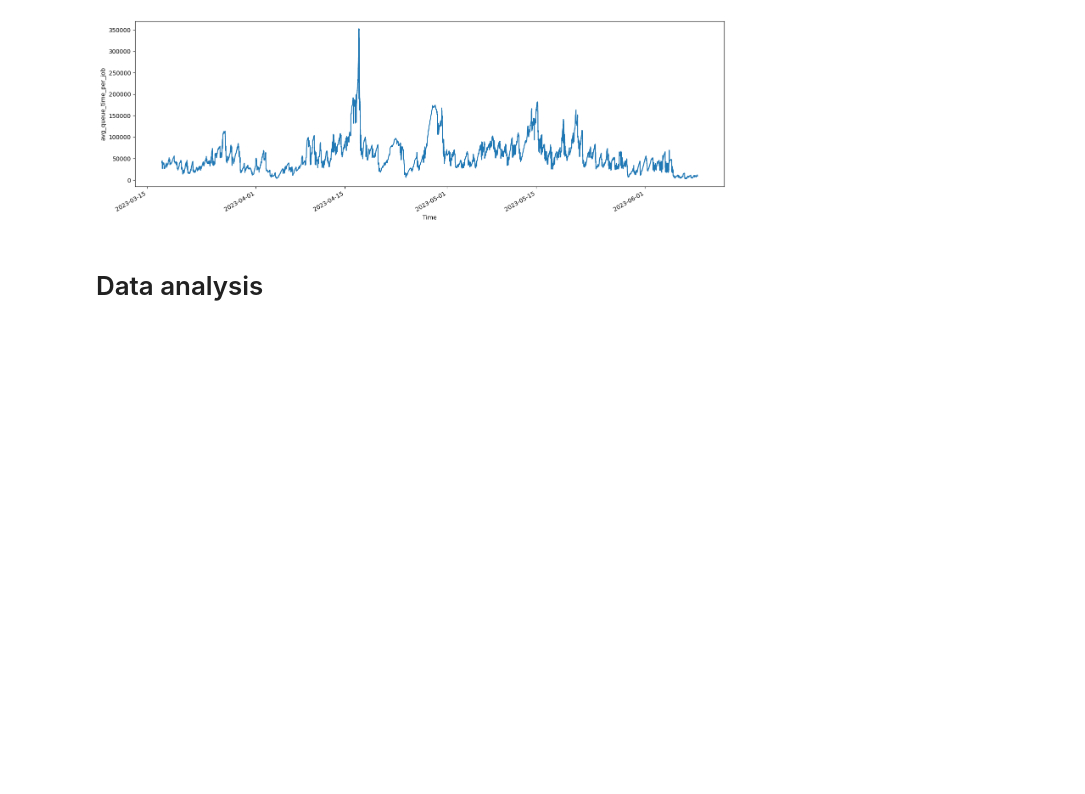
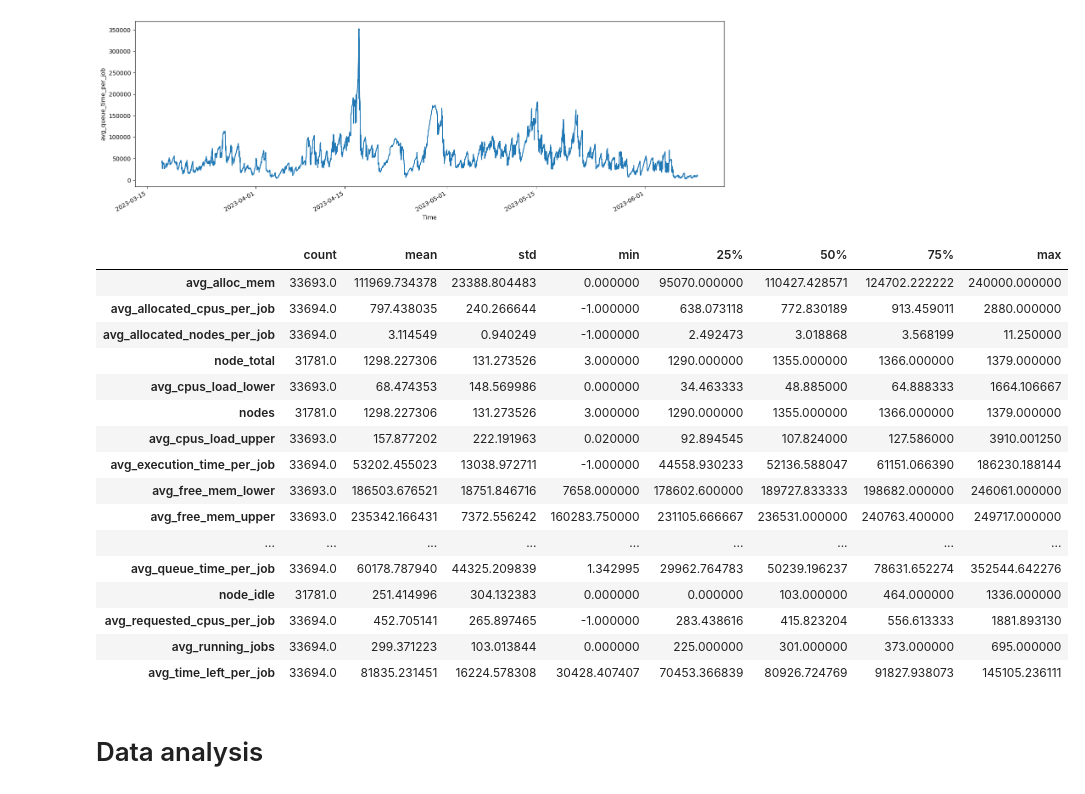
Before and after one commit to ari-apc-lab/croupier, a Jupyter notebook: forecast/forecasting/forecasting_ol.ipynb, the cells around one changed output. Saved outputs shown, nothing was run; the diff lists cells and outputs as text; code cells hidden in the pictures; blank space fills up the shorter version.

```diff
--- a/forecast/forecasting/forecasting_ol.ipynb
+++ b/forecast/forecasting/forecasting_ol.ipynb
@@ -73,6 +74,26 @@ dataset = handle_missing_data(dataset)
 plot_df_feature(dataset, "avg_queue_time_per_job", x_initial=0, x_final=len(dataset))
 # %% [output]
 [figure]
+# %%
+medium_df_copy.describe().transpose()
+# %% [output]
+|  | count | mean | std | min | 25% | 50% | 75% | max |
+| avg_alloc_mem | 33693.0 | 111969.734378 | 23388.804483 | 0.000000 | 95070.000000 | 110427.428571 | 124702.222222 | 240000.000000 |
+| avg_allocated_cpus_per_job | 33694.0 | 797.438035 | 240.266644 | -1.000000 | 638.073118 | 772.830189 | 913.459011 | 2880.000000 |
+| avg_allocated_nodes_per_job | 33694.0 | 3.114549 | 0.940249 | -1.000000 | 2.492473 | 3.018868 | 3.568199 | 11.250000 |
+| node_total | 31781.0 | 1298.227306 | 131.273526 | 3.000000 | 1290.000000 | 1355.000000 | 1366.000000 | 1379.000000 |
+| avg_cpus_load_lower | 33693.0 | 68.474353 | 148.569986 | 0.000000 | 34.463333 | 48.885000 | 64.888333 | 1664.106667 |
+| nodes | 31781.0 | 1298.227306 | 131.273526 | 3.000000 | 1290.000000 | 1355.000000 | 1366.000000 | 1379.000000 |
+| avg_cpus_load_upper | 33693.0 | 157.877202 | 222.191963 | 0.020000 | 92.894545 | 107.824000 | 127.586000 | 3910.001250 |
+| avg_execution_time_per_job | 33694.0 | 53202.455023 | 13038.972711 | -1.000000 | 44558.930233 | 52136.588047 | 61151.066390 | 186230.188144 |
+| avg_free_mem_lower | 33693.0 | 186503.676521 | 18751.846716 | 7658.000000 | 178602.600000 | 189727.833333 | 198682.000000 | 246061.000000 |
+| avg_free_mem_upper | 33693.0 | 235342.166431 | 7372.556242 | 160283.750000 | 231105.666667 | 236531.000000 | 240763.400000 | 249717.000000 |
+| ... | ... | ... | ... | ... | ... | ... | ... | ... |
+| avg_queue_time_per_job | 33694.0 | 60178.787940 | 44325.209839 | 1.342995 | 29962.764783 | 50239.196237 | 78631.652274 | 352544.642276 |
+| node_idle | 31781.0 | 251.414996 | 304.132383 | 0.000000 | 0.000000 | 103.000000 | 464.000000 | 1336.000000 |
+| avg_requested_cpus_per_job | 33694.0 | 452.705141 | 265.897465 | -1.000000 | 283.438616 | 415.823204 | 556.613333 | 1881.893130 |
+| avg_running_jobs | 33694.0 | 299.371223 | 103.013844 | 0.000000 | 225.000000 | 301.000000 | 373.000000 | 695.000000 |
+| avg_time_left_per_job | 33694.0 | 81835.231451 | 16224.578308 | 30428.407407 | 70453.366839 | 80926.724769 | 91827.938073 | 145105.236111 |
 # %% [markdown]
 # Data analysis
 # %% [markdown]
```
Also changed, not shown: parts of 27 cells of this notebook.
